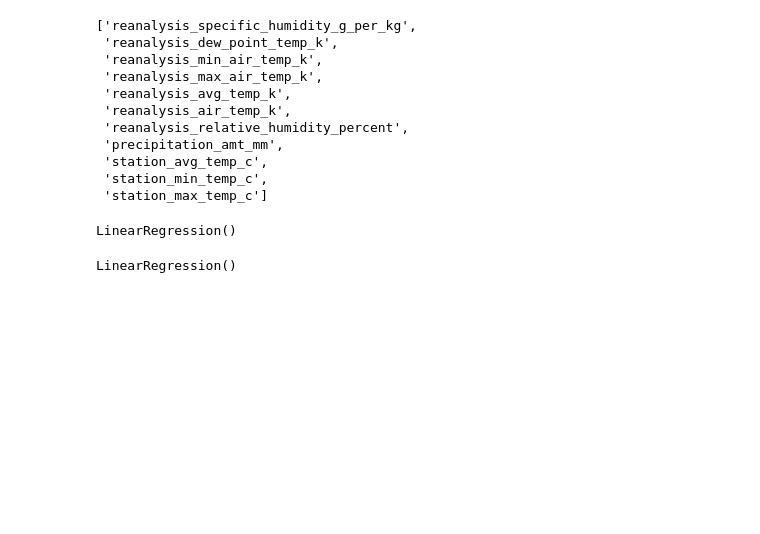
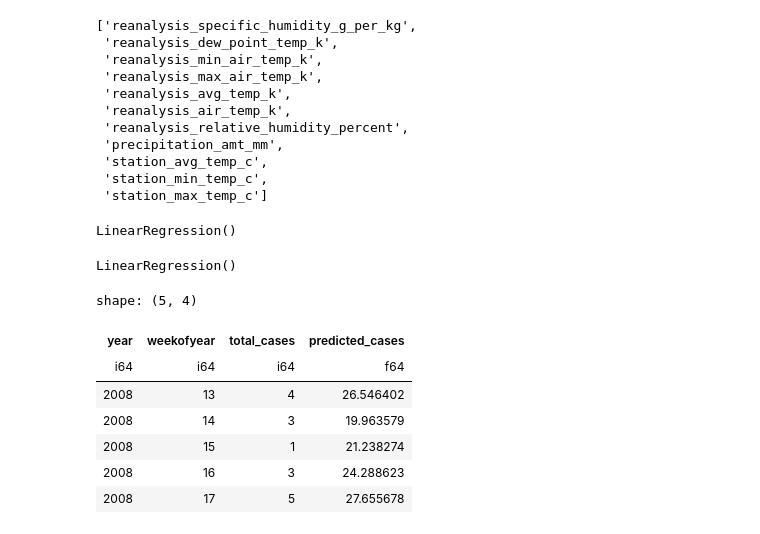
Before and after one commit to shivamnsingh/DengAi, a Jupyter notebook: code.ipynb, the cells around one changed output. Cells and saved outputs as stored; diff of their text form; code cells hidden in the pictures; blank space fills up the shorter version.

```diff
--- a/code.ipynb
+++ b/code.ipynb
@@ -356,0 +359,21 @@ LinearRegression()
+# %%
+sj_result = sj_df.tail(len(sj_preds)).with_columns(
+    pl.Series("predicted_cases", sj_preds)
+)
+
+iq_result = iq_df.tail(len(iq_preds)).with_columns(
+    pl.Series("predicted_cases", iq_preds)
+)
+
+final_result = pl.concat([sj_result, iq_result])
+# %%
+sj_result.select(["year", "weekofyear", "total_cases", "predicted_cases"]).tail()
+# %% [output]
+shape: (5, 4)
+| year | weekofyear | total_cases | predicted_cases |
+| i64 | i64 | i64 | f64 |
+| 2008 | 13 | 4 | 26.546402 |
+| 2008 | 14 | 3 | 19.963579 |
+| 2008 | 15 | 1 | 21.238274 |
+| 2008 | 16 | 3 | 24.288623 |
+| 2008 | 17 | 5 | 27.655678 |
```
Also changed, not shown: parts of 2 cells of this notebook.
